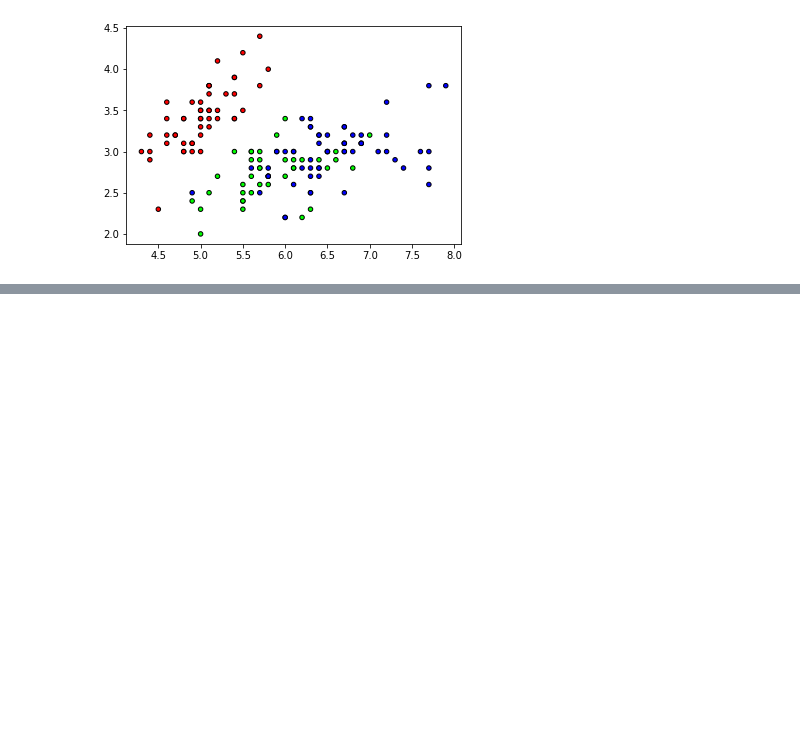
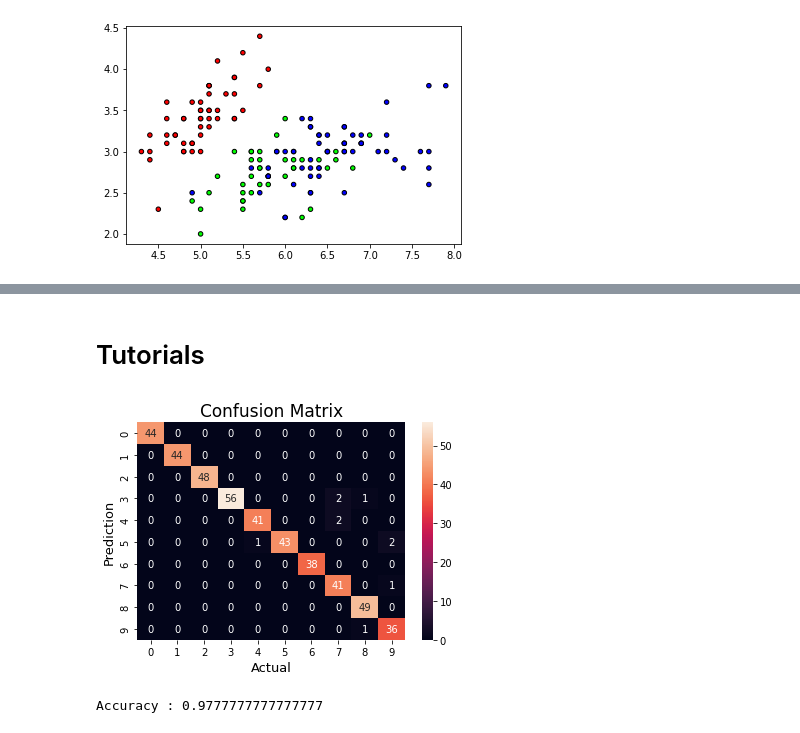
Before and after one commit to Melanee-Melanee/ML-Algorithms, a Jupyter notebook: KNN/KNN Algo.ipynb, the cells around one changed output, grey strips where cells are left out. Cells and saved outputs as stored; diff of their text form; code cells hidden in the pictures; blank space fills up the shorter version.

```diff
--- a/KNN/KNN Algo.ipynb
+++ b/KNN/KNN Algo.ipynb
@@ -102,0 +172,45 @@ print(accuracy)
+# %% [markdown]
+# Tutorials
+# %%
+# Tutorial for confusion matrix
+# Ref: https://www.geeksforgeeks.org/confusion-matrix-machine-learning/
+
+#Import the necessary libraries
+from sklearn.datasets import load_digits
+from sklearn.model_selection import train_test_split
+from sklearn.ensemble import RandomForestClassifier
+from sklearn.metrics import confusion_matrix
+import seaborn as sns
+import matplotlib.pyplot as plt
+from sklearn.metrics import accuracy_score, precision_score, recall_score, f1_score
+
+# Load the breast cancer dataset
+X, y= load_digits(return_X_y=True)
+X_train, X_test, y_train, y_test = train_test_split(X, y,test_size=0.25)
+
+# Train the model
+clf = RandomForestClassifier(random_state=23)
+clf.fit(X_train, y_train)
+
+# preduction
+y_pred = clf.predict(X_test)
+
+# compute the confusion matrix
+cm = confusion_matrix(y_test,y_pred)
+
+#Plot the confusion matrix.
+sns.heatmap(cm,
+			annot=True,
+			fmt='g')
+plt.ylabel('Prediction',fontsize=13)
+plt.xlabel('Actual',fontsize=13)
+plt.title('Confusion Matrix',fontsize=17)
+plt.show()
+
+
+# Finding precision and recall
+accuracy = accuracy_score(y_test, y_pred)
+print("Accuracy :", accuracy)
+# %% [output]
+[figure, added]
+Accuracy : 0.9777777777777777
```
Also changed, not shown: parts of 18 cells of this notebook.
